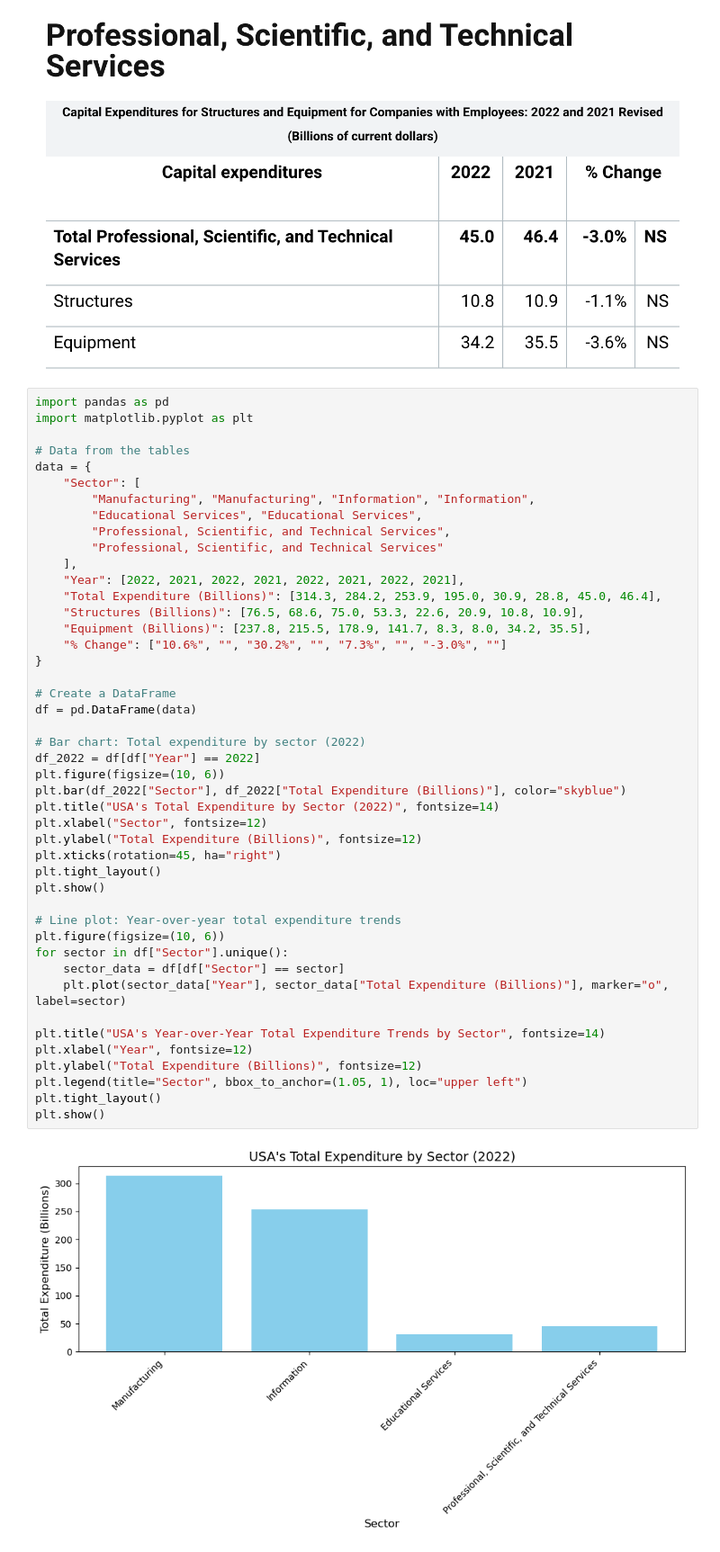
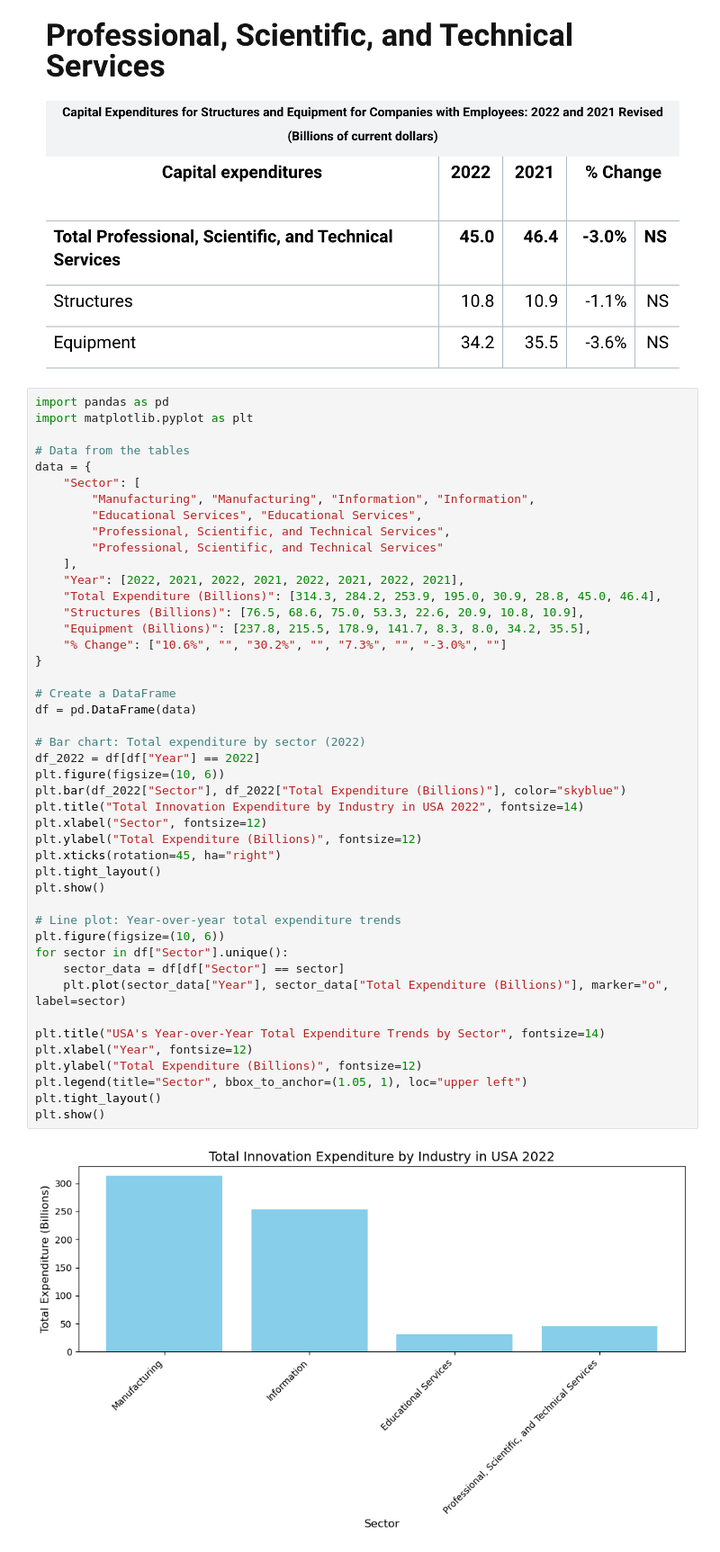
Before and after one commit to tianliiii/1624_final_project, a Jupyter notebook: part2_comparison_study.ipynb, the cells around one changed output. Shown at 90% size. Saved outputs shown, nothing was run; the diff lists cells and outputs as text.

```diff
--- a/part2_comparison_study.ipynb
+++ b/part2_comparison_study.ipynb
@@ -256,33 +256,33 @@ data = {
     "Equipment (Billions)": [237.8, 215.5, 178.9, 141.7, 8.3, 8.0, 34.2, 35.5],
     "% Change": ["10.6%", "", "30.2%", "", "7.3%", "", "-3.0%", ""]
 }
 
 # Create a DataFrame
 df = pd.DataFrame(data)
 
 # Bar chart: Total expenditure by sector (2022)
 df_2022 = df[df["Year"] == 2022]
 plt.figure(figsize=(10, 6))
 plt.bar(df_2022["Sector"], df_2022["Total Expenditure (Billions)"], color="skyblue")
-plt.title("USA's Total Expenditure by Sector (2022)", fontsize=14)
+plt.title("Total Innovation Expenditure by Industry in USA 2022", fontsize=14)
 plt.xlabel("Sector", fontsize=12)
 plt.ylabel("Total Expenditure (Billions)", fontsize=12)
 plt.xticks(rotation=45, ha="right")
 plt.tight_layout()
 plt.show()
 
 # Line plot: Year-over-year total expenditure trends
 plt.figure(figsize=(10, 6))
 for sector in df["Sector"].unique():
     sector_data = df[df["Sector"] == sector]
     plt.plot(sector_data["Year"], sector_data["Total Expenditure (Billions)"], marker="o", label=sector)
 
 plt.title("USA's Year-over-Year Total Expenditure Trends by Sector", fontsize=14)
 plt.xlabel("Year", fontsize=12)
 plt.ylabel("Total Expenditure (Billions)", fontsize=12)
 plt.legend(title="Sector", bbox_to_anchor=(1.05, 1), loc="upper left")
 plt.tight_layout()
 plt.show()
 # %% [output]
-[figure, old version]
+[figure, new version]
 [figure]
```
